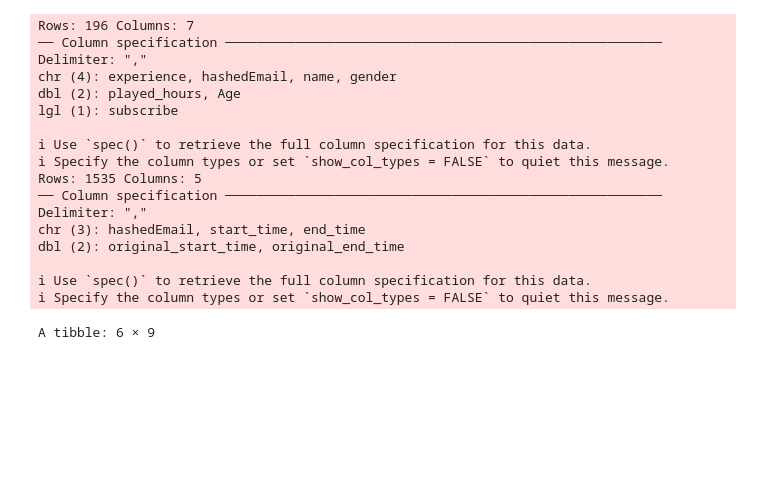
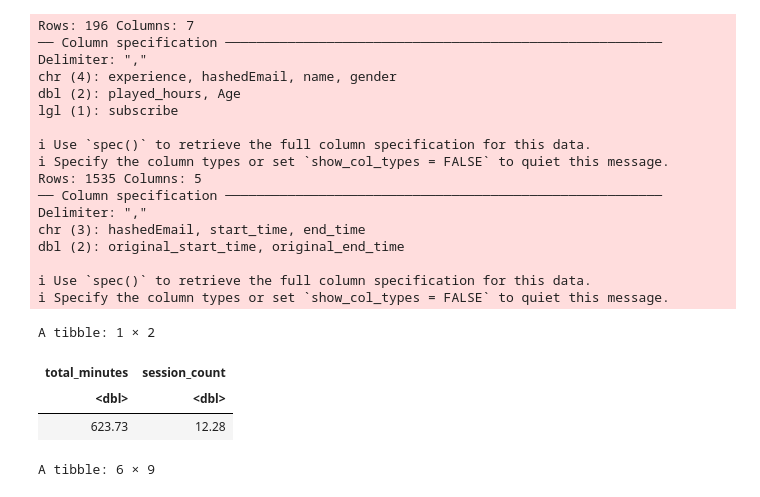
Before and after one commit to alexasestak/individual_planning_report_targetting_players, a Jupyter notebook: tidydata.ipynb, the cells around one changed output. Drawn from its saved outputs; the diff is of its cells as text; code cells hidden in the pictures; blank space fills up the shorter version.

```diff
--- a/tidydata.ipynb
+++ b/tidydata.ipynb
@@ -58,10 +115,17 @@ dbl (2): original_start_time, original_end_time
 # %%
 player_sessions<-sessions|>
     group_by(hashedEmail) |>
     summarise(
     total_minutes = sum(duration_mins, na.rm = TRUE),
     session_count = n()
     )
+player_sessions|>
+    summarise(across(where(is.numeric), ~ round(mean(.x, na.rm = TRUE), 2)))
+# %% [output]
+A tibble: 1 × 2
+| total_minutes | session_count |
+| <dbl> | <dbl> |
+| 623.73 | 12.28 |
 # %%
 full_data<-players|>
     left_join(player_sessions,by="hashedEmail")
```
Also changed, not shown: parts of 3 cells of this notebook.
